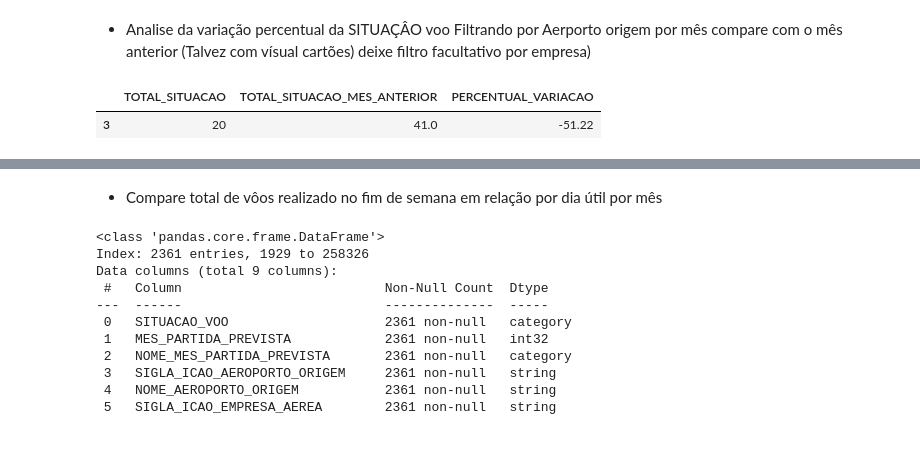
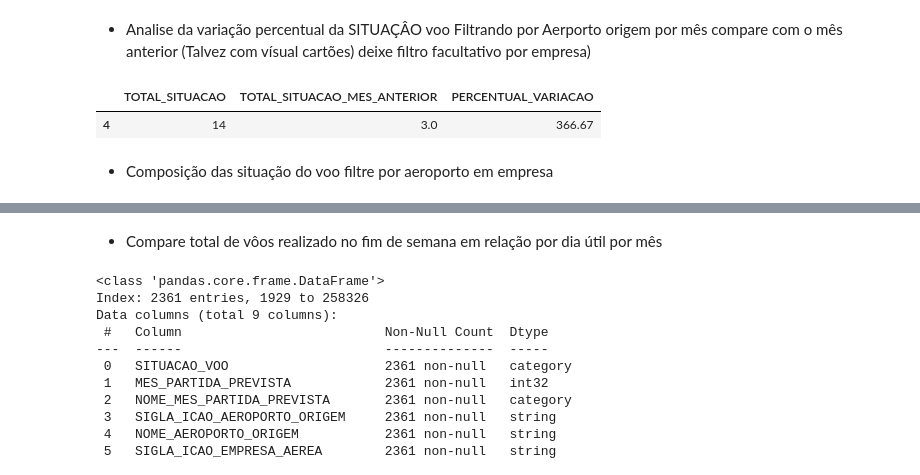
Before and after one commit to rodrigorocha1/dashboard_dados_voos_python, a Jupyter notebook: notebooks/visualizacoes.ipynb, the cells around one changed output, grey strips where cells are left out. Saved outputs shown, nothing was run; the diff lists cells and outputs as text; code cells hidden in the pictures; blank space fills up the shorter version.

Commit message:
Revert "Variação percentual"
This reverts commit b6e332563d93217b4e0c877362993ff10419cfd6.

```diff
--- a/notebooks/visualizacoes.ipynb
+++ b/notebooks/visualizacoes.ipynb
@@ -178,17 +178,16 @@ def calcular_variacao(linha):
         variacao = 0
     return round(variacao, 2)
 # %%
-def obter_variacao_percentual(sigla_aeroporto: str, situacao_voo: str, mes_partida: int, codigo_tipo_linha: str,  sigla_empresa: str = None):
+def obter_variacao_percentual(sigla_aeroporto: str, situacao_voo: str, mes_partida: int, sigla_empresa: str = None):
     colunas = [
         'SITUACAO_VOO',
         'MES_PARTIDA_PREVISTA',
         'NOME_MES_PARTIDA_PREVISTA',
         'SIGLA_ICAO_AEROPORTO_ORIGEM',
         'NOME_AEROPORTO_ORIGEM',
-        'NOME_EMPRESA',
-        'CODIGO_TIPO_LINHA'
+        'NOME_EMPRESA'
     ]
-    query = f' SIGLA_ICAO_AEROPORTO_ORIGEM == "{sigla_aeroporto}" and  CODIGO_TIPO_LINHA == "{codigo_tipo_linha}" '
+    query = f' SIGLA_ICAO_AEROPORTO_ORIGEM == "{sigla_aeroporto}" '
     if sigla_empresa is not None:
         query += f' and SIGLA_ICAO_EMPRESA_AEREA == "{sigla_empresa}"  '
         colunas.append('SIGLA_ICAO_EMPRESA_AEREA')
@@ -203,22 +202,14 @@ def obter_variacao_percentual(sigla_aeroporto: str, situacao_voo: str, mes_parti
     dataframe.fillna(0, axis=1, inplace=True)
     dataframe['PERCENTUAL_VARIACAO'] = dataframe.apply(calcular_variacao, axis=1)
     query = f'SITUACAO_VOO == "{situacao_voo}" and MES_PARTIDA_PREVISTA == {mes_partida}'
-
     dataframe = dataframe.query(query)[['TOTAL_SITUACAO', 'TOTAL_SITUACAO_MES_ANTERIOR', 'PERCENTUAL_VARIACAO']]
-
     return dataframe
 # %%
-dataframe = obter_variacao_percentual(
-    sigla_aeroporto='SBRP',
-    sigla_empresa='TAM',
-    mes_partida=2,
-    situacao_voo='REALIZADO',
-    codigo_tipo_linha='N'
-)
+dataframe = obter_variacao_percentual(sigla_aeroporto='SBRP', mes_partida=5, situacao_voo='CANCELADO')
 dataframe
 # %% [output]
 |  | TOTAL_SITUACAO | TOTAL_SITUACAO_MES_ANTERIOR | PERCENTUAL_VARIACAO |
-| 3 | 20 | 41.0 | -51.22 |
+| 4 | 14 | 3.0 | 366.67 |
 # %%
 fig = go.Figure(
     go.Indicator(
@@ -236,3 +228,5 @@ fig = go.Figure(
     )
 )
 fig.show()
+# %% [markdown]
+- Composição das situação do voo filtre por aeroporto em empresa
```
Also changed, not shown: parts of 9 cells of this notebook.
